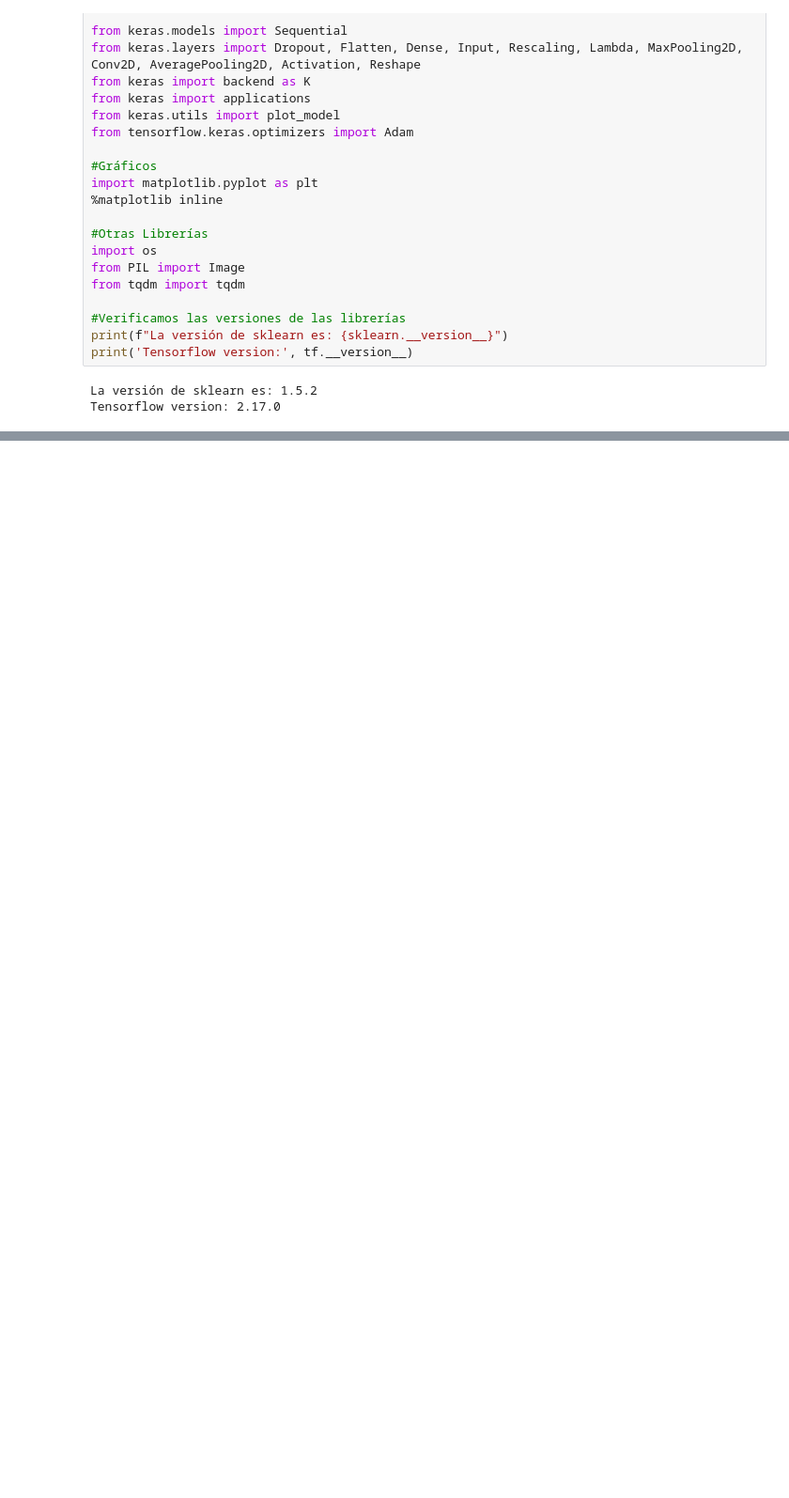
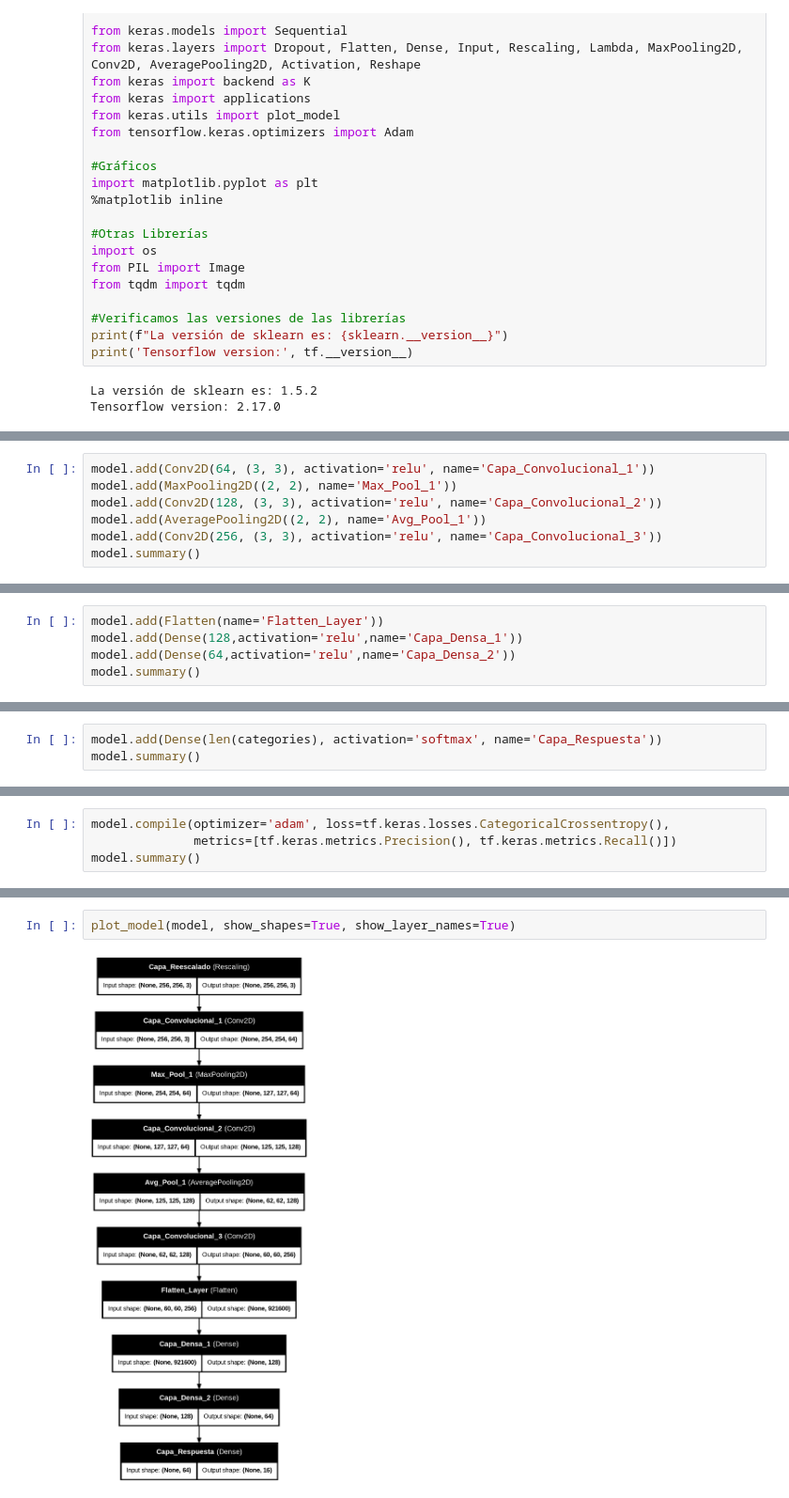
Before and after one commit to RubenFranc/CDA_Taller2, a Jupyter notebook: model/ProductsClasificator.ipynb, the cells around one changed output, grey strips where cells are left out. Shown: that part at 94% size. Drawn from its saved outputs; the diff is of its cells as text; blank space fills up the shorter version.

```diff
--- a/model/ProductsClasificator.ipynb
+++ b/model/ProductsClasificator.ipynb
@@ -100,0 +128,7 @@ ModuleNotFoundError: No module named 'tensorflow.keras'
+# %%
+model.add(Conv2D(64, (3, 3), activation='relu', name='Capa_Convolucional_1'))
+model.add(MaxPooling2D((2, 2), name='Max_Pool_1'))
+model.add(Conv2D(128, (3, 3), activation='relu', name='Capa_Convolucional_2'))
+model.add(AveragePooling2D((2, 2), name='Avg_Pool_1'))
+model.add(Conv2D(256, (3, 3), activation='relu', name='Capa_Convolucional_3'))
+model.summary()
@@ -100,0 +155,5 @@ ModuleNotFoundError: No module named 'tensorflow.keras'
+# %%
+model.add(Flatten(name='Flatten_Layer'))
+model.add(Dense(128,activation='relu',name='Capa_Densa_1'))
+model.add(Dense(64,activation='relu',name='Capa_Densa_2'))
+model.summary()
@@ -100,0 +182,3 @@ ModuleNotFoundError: No module named 'tensorflow.keras'
+# %%
+model.add(Dense(len(categories), activation='softmax', name='Capa_Respuesta'))
+model.summary()
@@ -100,0 +207,4 @@ ModuleNotFoundError: No module named 'tensorflow.keras'
+# %%
+model.compile(optimizer='adam', loss=tf.keras.losses.CategoricalCrossentropy(),
+              metrics=[tf.keras.metrics.Precision(), tf.keras.metrics.Recall()])
+model.summary()
@@ -100,0 +233,4 @@ ModuleNotFoundError: No module named 'tensorflow.keras'
+# %%
+plot_model(model, show_shapes=True, show_layer_names=True)
+# %% [output]
+[figure, added]
```
Also changed, not shown: parts of 15 cells of this notebook.
